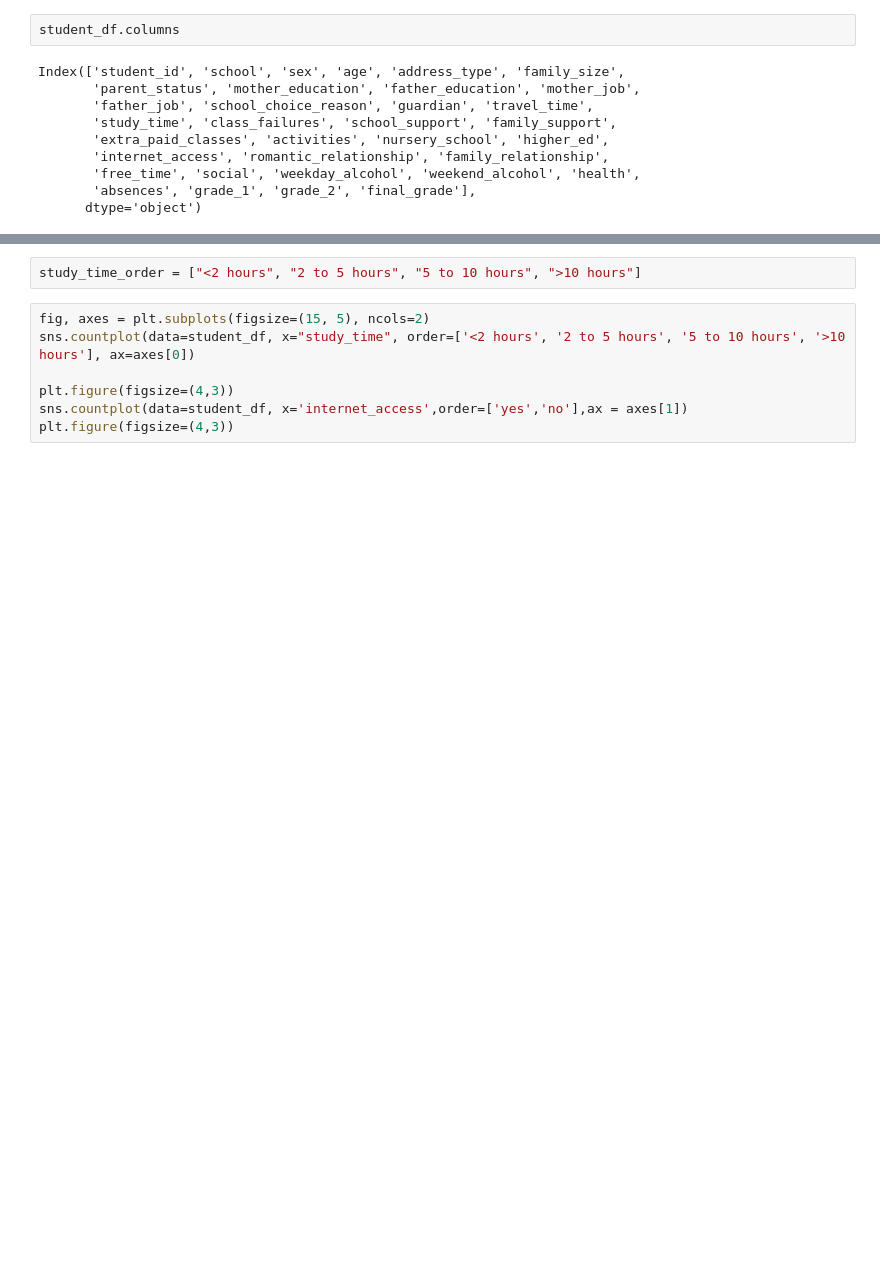
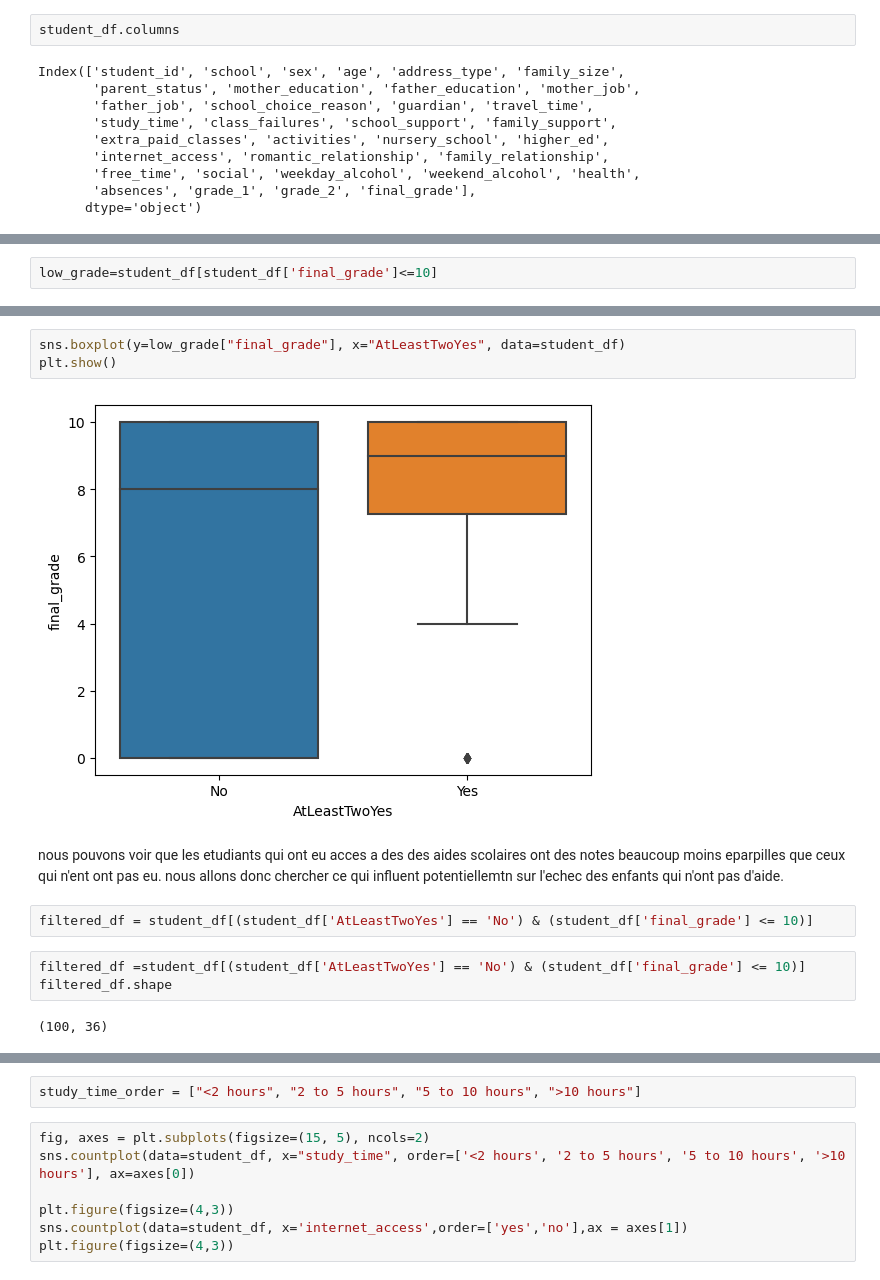
Before and after one commit to SarahDerhy/Project1, a Jupyter notebook: Untitled1.ipynb, the cells around one changed output, grey strips where cells are left out. Saved outputs shown, nothing was run; the diff lists cells and outputs as text; blank space fills up the shorter version.

```diff
--- a/Untitled1.ipynb
+++ b/Untitled1.ipynb
@@ -107,0 +105,2 @@ sns.histplot(data=student_df, x='school_support',ax = axes[1],bins=10)   #on gar
+# %%
+low_grade=student_df[student_df['final_grade']<=10]
@@ -107,0 +121,14 @@ sns.histplot(data=student_df, x='school_support',ax = axes[1],bins=10)   #on gar
+# %%
+sns.boxplot(y=low_grade["final_grade"], x="AtLeastTwoYes", data=student_df)
+plt.show()
+# %% [output]
+[figure, added]
+# %% [markdown]
+nous pouvons voir que les etudiants qui ont eu acces a des des aides scolaires ont des notes beaucoup moins eparpilles que ceux qui n'ent ont pas eu. nous allons donc chercher ce qui influent potentiellemtn sur l'echec des enfants qui n'ont pas d'aide.
+# %%
+filtered_df = student_df[(student_df['AtLeastTwoYes'] == 'No') & (student_df['final_grade'] <= 10)]
+# %%
+filtered_df =student_df[(student_df['AtLeastTwoYes'] == 'No') & (student_df['final_grade'] <= 10)]
+filtered_df.shape
+# %% [output]
+(100, 36)
```
Also changed, not shown: parts of 40 cells of this notebook.
